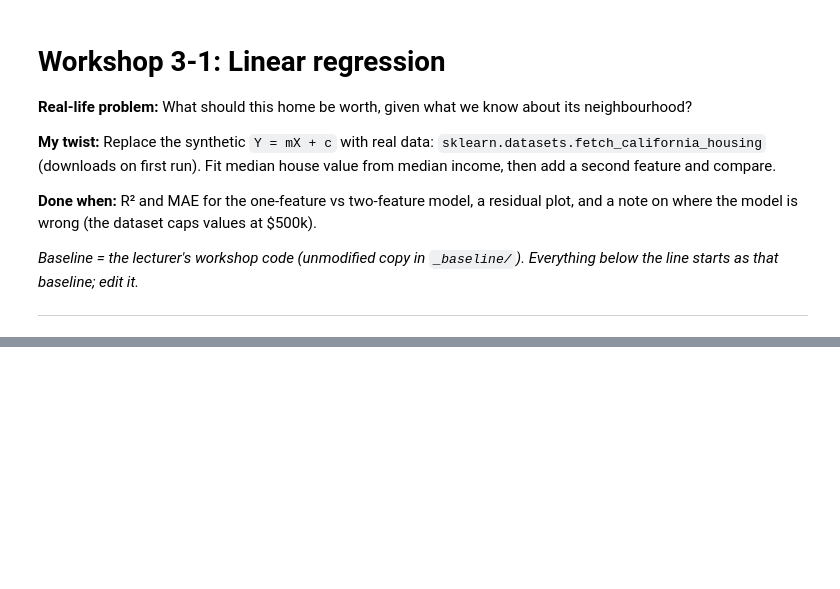
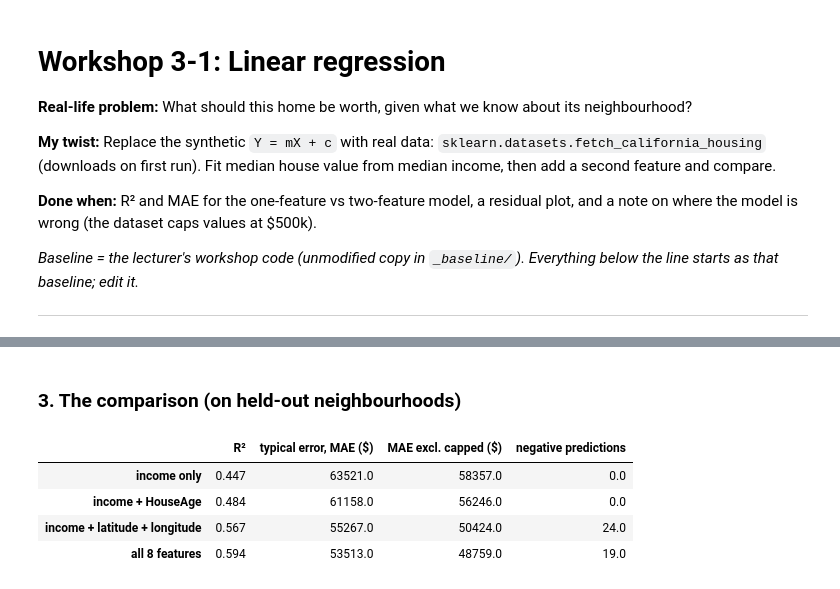
Before and after one commit to helena-byte999/ai-studio-workshops, a Jupyter notebook: 03-1-linear-regression/03-1-linear-regression.ipynb, the cells around one changed output, grey strips where cells are left out. Drawn from its saved outputs; the diff is of its cells as text; code cells hidden in the pictures; blank space fills up the shorter version.

```diff
--- a/03-1-linear-regression/03-1-linear-regression.ipynb
+++ b/03-1-linear-regression/03-1-linear-regression.ipynb
@@ -48,0 +143,23 @@ print('R2 score: %.2f' % r2_score(y, y_pred))
+# %% [markdown]
+### 3. The comparison (on held-out neighbourhoods)
+# %%
+def evaluate(cols):
+    model = LinearRegression().fit(X_train[cols], y_train)
+    pred = model.predict(X_test[cols])
+    return model, pred, {'R²': r2_score(y_test, pred),
+                         'typical error, MAE ($)': mean_absolute_error(y_test, pred),
+                         'MAE excl. capped ($)': mean_absolute_error(y_test[~capped_test], pred[~capped_test]),
+                         'negative predictions': int((pred < 0).sum())}
+
+specs = {'income only': ['MedInc'],
+         f'income + {second}': ['MedInc', second],
+         'income + latitude + longitude': ['MedInc', 'Latitude', 'Longitude'],
+         'all 8 features': features}
+results = {name: evaluate(cols) for name, cols in specs.items()}
+pd.DataFrame({name: r[2] for name, r in results.items()}).T.round({'R²': 3, 'typical error, MAE ($)': 0, 'MAE excl. capped ($)': 0})
+# %% [output]
+|  | R² | typical error, MAE ($) | MAE excl. capped ($) | negative predictions |
+| income only | 0.447 | 63521.0 | 58357.0 | 0.0 |
+| income + HouseAge | 0.484 | 61158.0 | 56246.0 | 0.0 |
+| income + latitude + longitude | 0.567 | 55267.0 | 50424.0 | 24.0 |
+| all 8 features | 0.594 | 53513.0 | 48759.0 | 19.0 |
```
Also changed, not shown: parts of 15 cells of this notebook, 7 other files.
